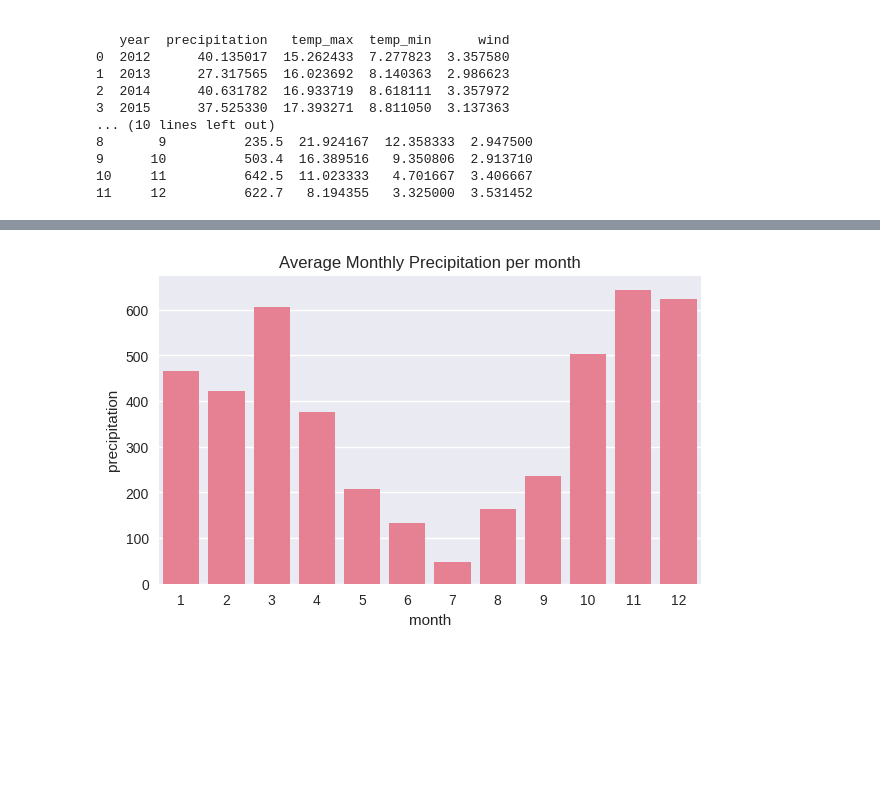
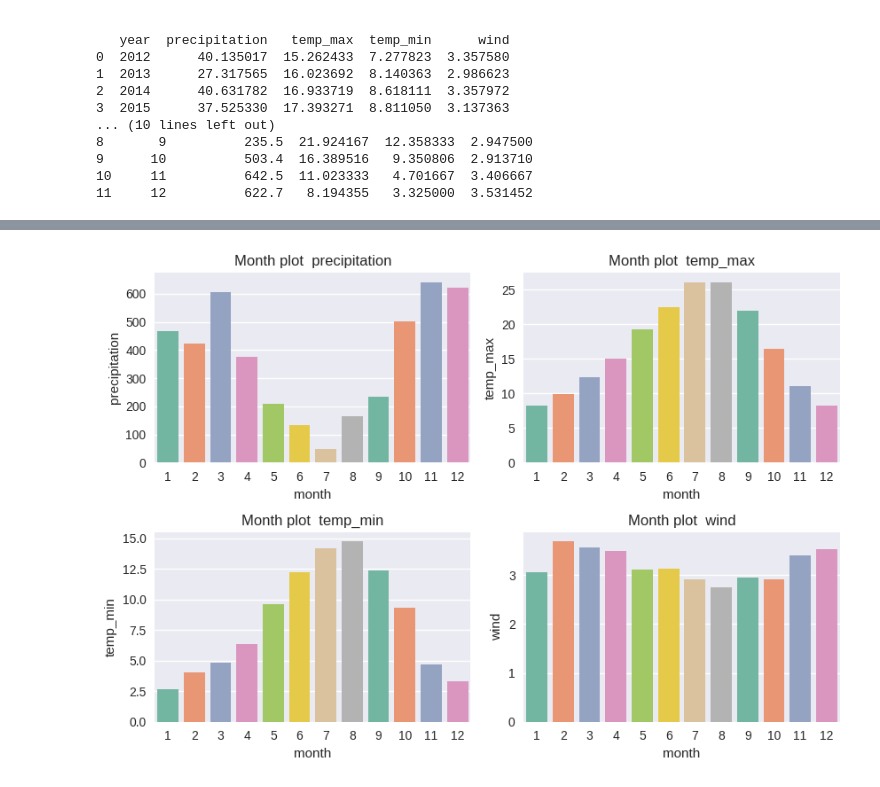
Before and after one commit to Luitz1/Projects, a Jupyter notebook: Data Analyst Projects/3_Climate_Analysis/climate_seattle/notebooks/04_time_analysis.ipynb, the cells around one changed output, grey strips where cells are left out. Drawn from its saved outputs; the diff is of its cells as text; code cells hidden in the pictures; blank space fills up the shorter version.

```diff
--- a/Data Analyst Projects/3_Climate_Analysis/climate_seattle/notebooks/04_time_analysis.ipynb
+++ b/Data Analyst Projects/3_Climate_Analysis/climate_seattle/notebooks/04_time_analysis.ipynb
@@ -146,10 +122,8 @@ plt.show()
 # %%
-fig, ax = plt.subplots(figsize = (7,4))
-sns.barplot(data = datapmont, x = "month", y = "precipitation")
-ax.set_title("Average Monthly Precipitation per month")
-plt.show()
+barplot_grapher(datapmont, numerical_columns, x_var="month", hue=None,
+                title_prefix="Month plot ")
 # %% [output]
-[figure, old version]
+[figure, new version]
 # %%
 fig, ax = plt.subplots(figsize = (7,4))
 
```
Also changed, not shown: parts of 6 cells of this notebook.
